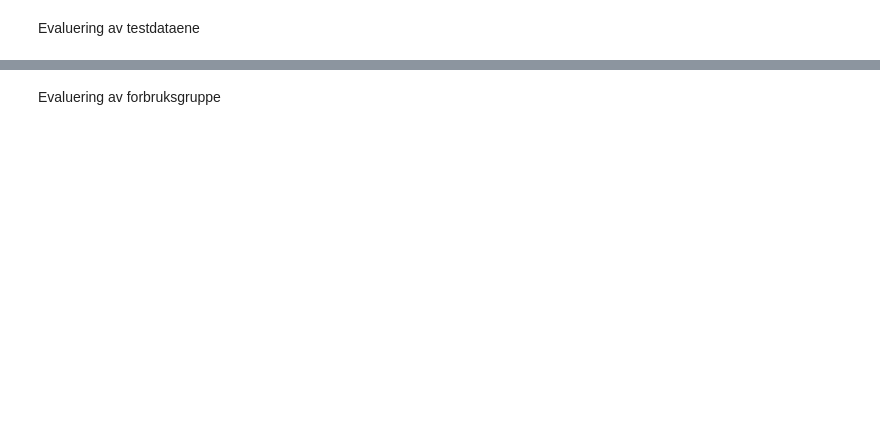
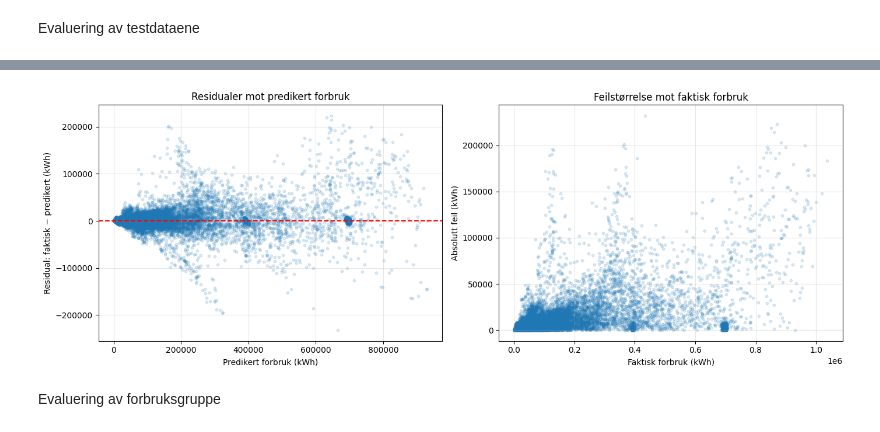
Before and after one commit to jsandtangen/consumption-intelligence, a Jupyter notebook: notebooks/03_Feature_engineering.ipynb, the cells around one changed output, grey strips where cells are left out. Drawn from its saved outputs; the diff is of its cells as text; code cells hidden in the pictures; blank space fills up the shorter version.

```diff
--- a/notebooks/03_Feature_engineering.ipynb
+++ b/notebooks/03_Feature_engineering.ipynb
@@ -887,6 +889,7 @@ gb_preprocessor_B = ColumnTransformer([
 gb_B = Pipeline([
     ("preprocessing", gb_preprocessor_B),
     ("regression", HistGradientBoostingRegressor(
+        early_stopping=False,
         max_iter=200,
         max_leaf_nodes=31,
         learning_rate=0.1,
@@ -1379,6 +1395,7 @@ for params in parameter_sets_gb:
     model = Pipeline([
         ("preprocessing", clone(gb_preprocessor_B)),
         ("regression", HistGradientBoostingRegressor(
+            early_stopping=False,
             **params,
             random_state=42
         ))
@@ -1442,7 +1459,7 @@ best_rf = Pipeline([
     ("regression", RandomForestRegressor(
         n_estimators=100,
         max_depth=20,
-        min_samples_leaf=5,
+        min_samples_leaf=10,
         max_features=1.0,
         random_state=42,
         n_jobs=-1
@@ -1453,6 +1470,7 @@ best_rf = Pipeline([
 best_gb = Pipeline([
     ("preprocessing", clone(gb_preprocessor_B)),
     ("regression", HistGradientBoostingRegressor(
+        early_stopping=False,
         max_iter=300,
         learning_rate=0.1,
         max_leaf_nodes=63,
@@ -1539,0 +1658,80 @@ R2: 0.9890
+# %%
+import matplotlib.pyplot as plt
+
+# Faktisk og predikert forbruk i samme rekkefølge
+gb_residuals = test[
+    ["KOMMUNE", "FORBRUKSGRUPPE", "VOLUM_KWH"]
+].copy()
+
+gb_residuals["PREDICTED"] = pred_test
+
+# Positiv residual = modellen underpredikerer
+gb_residuals["RESIDUAL"] = (
+    gb_residuals["VOLUM_KWH"] - gb_residuals["PREDICTED"]
+)
+gb_residuals["ABS_ERROR"] = gb_residuals["RESIDUAL"].abs()
+
+print("Gjennomsnittlig residual (kWh):",
+      round(gb_residuals["RESIDUAL"].mean(), 2))
+print("Median residual (kWh):",
+      round(gb_residuals["RESIDUAL"].median(), 2))
+print("Andel underprediksjoner (%):",
+      round(100 * (gb_residuals["RESIDUAL"] > 0).mean(), 2))
+print("Andel overprediksjoner (%):",
+      round(100 * (gb_residuals["RESIDUAL"] < 0).mean(), 2))
+
+# Sammenlign feil ved ulike nivåer av faktisk forbruk
+gb_residuals["CONSUMPTION_LEVEL"] = pd.qcut(
+    gb_residuals["VOLUM_KWH"],
+    q=4,
+    duplicates="drop",
+)
+
+error_by_level = (
+    gb_residuals.groupby("CONSUMPTION_LEVEL", observed=True)
+    .agg(
+        Antall=("RESIDUAL", "size"),
+        Gjennomsnittsforbruk=("VOLUM_KWH", "mean"),
+        Gjennomsnittlig_residual=("RESIDUAL", "mean"),
+        MAE=("ABS_ERROR", "mean"),
+    )
+)
+
+print("\nFeil etter forbruksnivå, fra lavest til høyest:")
+print(error_by_level.round(2).to_string())
+
+# Et utvalg gjør figurene lettere å lese
+plot_sample = gb_residuals.sample(
+    n=min(20000, len(gb_residuals)),
+    random_state=42,
+)
+
+fig, axes = plt.subplots(1, 2, figsize=(14, 5))
+
+axes[0].scatter(
+    plot_sample["PREDICTED"],
+    plot_sample["RESIDUAL"],
+    alpha=0.15,
+    s=10,
+)
+axes[0].axhline(0, color="red", linestyle="--")
+axes[0].set_xlabel("Predikert forbruk (kWh)")
+axes[0].set_ylabel("Residual: faktisk − predikert (kWh)")
+axes[0].set_title("Residualer mot predikert forbruk")
+
+axes[1].scatter(
+    plot_sample["VOLUM_KWH"],
+    plot_sample["ABS_ERROR"],
+    alpha=0.15,
+    s=10,
+)
+axes[1].set_xlabel("Faktisk forbruk (kWh)")
+axes[1].set_ylabel("Absolutt feil (kWh)")
+axes[1].set_title("Feilstørrelse mot faktisk forbruk")
+
+for ax in axes:
+    ax.grid(alpha=0.3)
+
+plt.tight_layout()
+plt.show()
+# %% [output]
@@ -1540,3 +1750,4 @@ R2: 0.9890
+[figure, added]
 # %% [markdown]
 Evaluering av forbruksgruppe
 # %%
```
Also changed, not shown: parts of 50 cells of this notebook, 14 other files.
